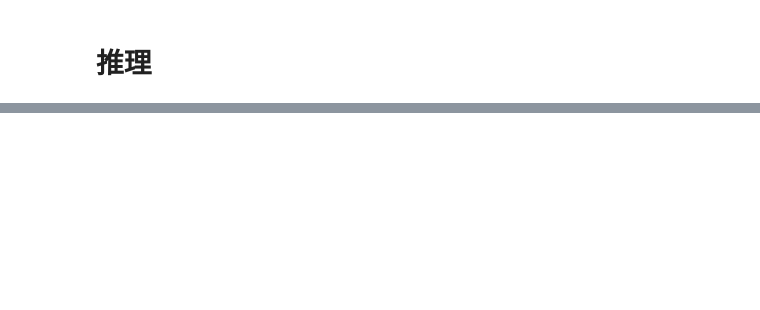
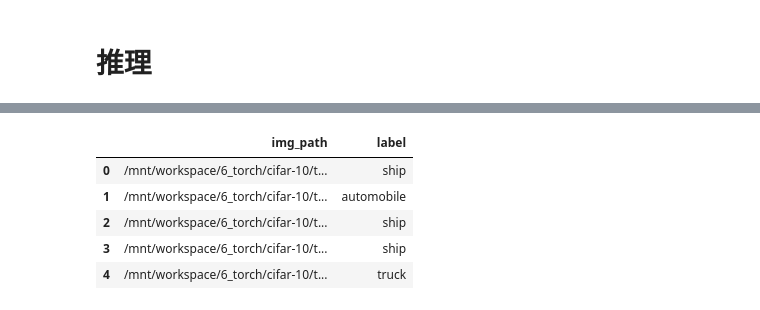
Before and after one commit to wsqd6/2025python, a Jupyter notebook: deep_learning/6_torch/06_cifar10_model_1.ipynb, the cells around one changed output, grey strips where cells are left out. Saved outputs shown, nothing was run; the diff lists cells and outputs as text; code cells hidden in the pictures; blank space fills up the shorter version.

Commit message:
torch_6_aliyun

```diff
--- a/deep_learning/6_torch/06_cifar10_model_1.ipynb
+++ b/deep_learning/6_torch/06_cifar10_model_1.ipynb
@@ -41,12 +142,12 @@ cifar-10
 # %%
 from pathlib import Path
 
-DATA_DIR = Path("D:/cifar-10")
+DATA_DIR = Path("/mnt/workspace/6_torch/cifar-10")
 
 train_lables_file = DATA_DIR / "trainLabels.csv"
 test_csv_file = DATA_DIR / "sampleSubmission.csv" #测试集模板csv文件
-train_folder = DATA_DIR / "train"
-test_folder = DATA_DIR / "test"
+train_folder = DATA_DIR / "train" / "train"
+test_folder = DATA_DIR / "test"/"test"
 
 #所有的类别
 class_names = [
@@ -84,3 +185,5 @@ import pprint
 pprint.pprint(train_labels_info[0:5])
 pprint.pprint(test_csv_info[0:5])
 print(len(train_labels_info), len(test_csv_info))
+print("测试集前5条路径（验证是否为双层test/test）：")
+pprint.pprint(test_csv_info[:5])
@@ -118,15 +258,17 @@ class Cifar10Dataset(Dataset):
         self.transform = transform
 
     def __getitem__(self, index):
-        img_path, label = self.df.iloc[index] # 获取图片路径和标签
-        img = Image.open(img_path).convert('RGB')
-        # # img 转换为 channel first
-        # img = img.transpose((2, 0, 1))
-        # transform
-        img = self.transform(img) # 数据增强
-        # label 转换为 idx
-        label = self.label_to_idx[label]
-        return img, label
+        while True:
+            try:
+                img_path, label = self.df.iloc[index]
+                img = Image.open(img_path).convert('RGB')
+                if self.transform:
+                    img = self.transform(img)
+                label = self.label_to_idx[label]
+                return img, label
+            except Exception:
+                #捕获所有可能的异常，自动取下一张
+                index = (index + 1) % len(self.df)
 
     def __len__(self):
         return self.df.shape[0] # 返回df的行数,样本数
@@ -540,17 +770,40 @@ print(f"loss:     {loss:.4f}\naccuracy: {acc:.4f}")
 # %%
+import pandas as pd
+from pathlib import Path
+
+# 指向测试集图片真实目录（双层test/test）
+real_test_folder = Path("/mnt/workspace/6_torch/cifar-10/test/test")
+
+# 只获取真实存在的.png图片（过滤掉不存在的3.png等）
+existing_img_paths = list(real_test_folder.glob("*.png"))
+
+# 重新构建真实存在的test_csv_info（标签先用默认值，预测会覆盖）
+existing_test_csv_info = [(p, "airplane") for p in existing_img_paths]
+
+# 覆盖test_df并更新Dataset的映射
+test_df = pd.DataFrame(existing_test_csv_info, columns=["img_path", "label"])
+Cifar10Dataset.df_map["test"] = test_df
+
 # test_df
 test_ds = Cifar10Dataset("test", transform=transforms_eval)
 test_dl = DataLoader(test_ds, batch_size=batch_size, shuffle=False, drop_last=False)
 
 preds_collect = [] # 预测结果收集器
 model.eval()
 for data, fake_label in tqdm(test_dl):
     data = data.to(device=device)
     logits = model(data) #得到预测结果
     preds = [test_ds.idx_to_label[idx] for idx in logits.argmax(axis=-1).cpu().tolist()] # 得到预测类别，idx_to_label是id到字符串类别的映射
     preds_collect.extend(preds)
 
 test_df["label"] = preds_collect # 增加预测类别列,比赛要求这一列是label
 test_df.head()
+# %% [output]
+|  | img_path | label |
+| 0 | /mnt/workspace/6_torch/cifar-10/t... | ship |
+| 1 | /mnt/workspace/6_torch/cifar-10/t... | automobile |
+| 2 | /mnt/workspace/6_torch/cifar-10/t... | ship |
+| 3 | /mnt/workspace/6_torch/cifar-10/t... | ship |
+| 4 | /mnt/workspace/6_torch/cifar-10/t... | truck |
 # %%
 64*4688
```
Also changed, not shown: parts of 33 cells of this notebook, 5 other files.
